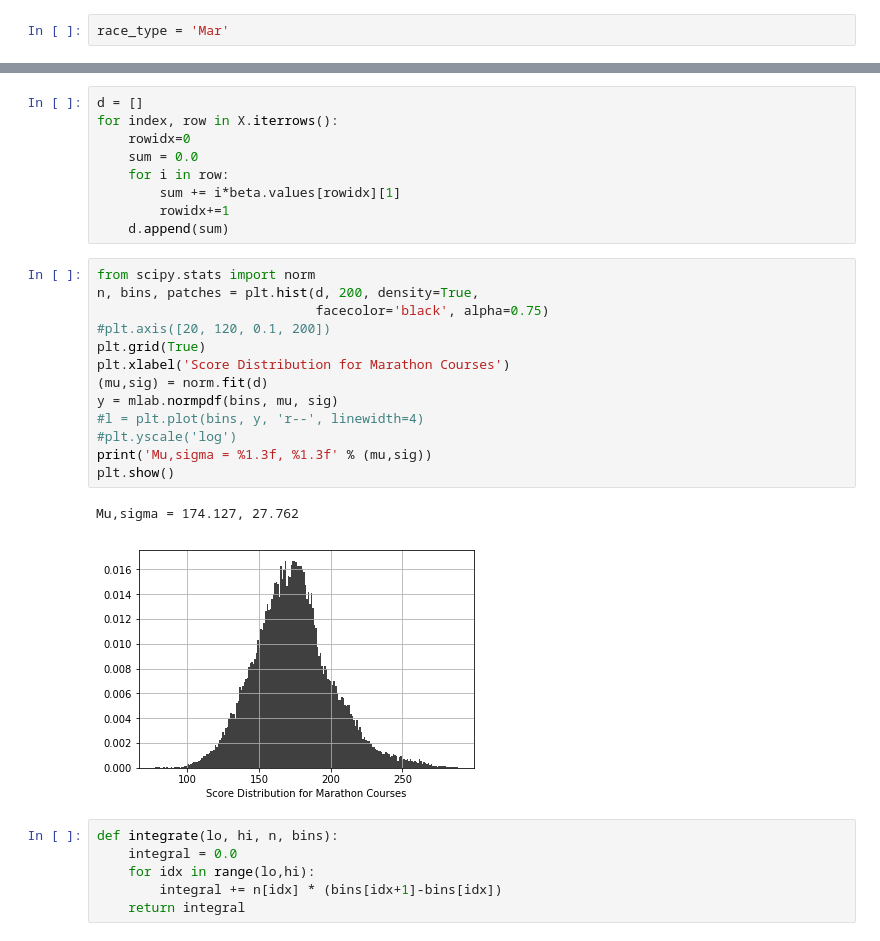
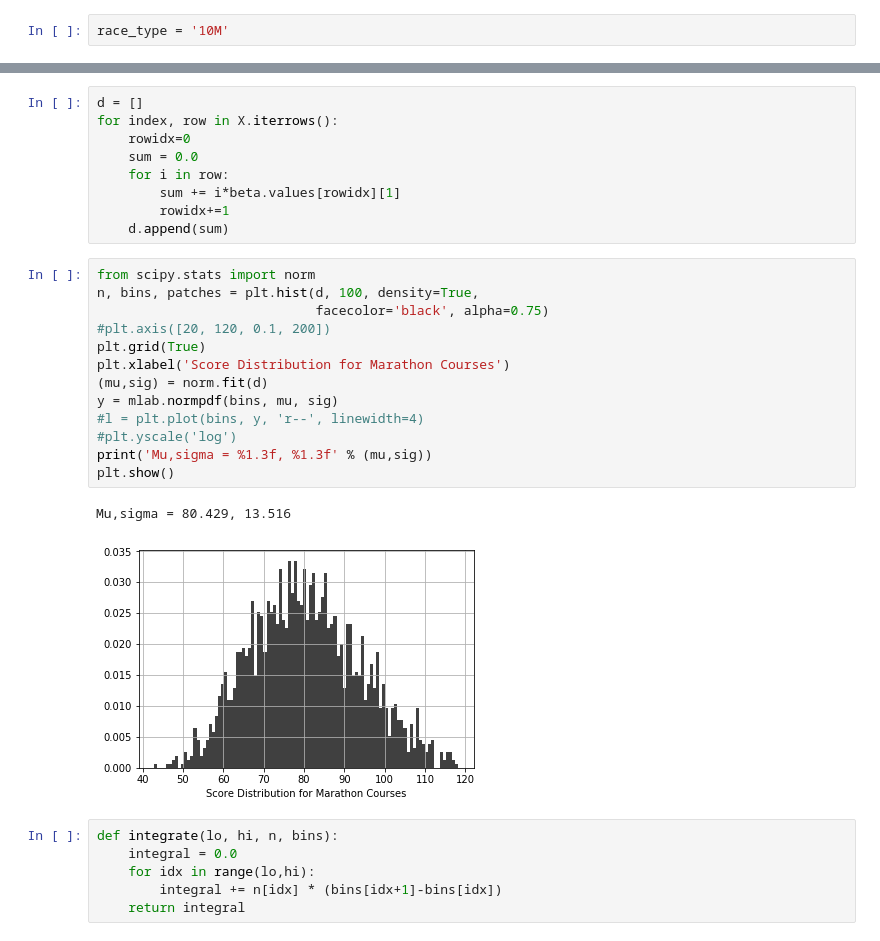
Before and after one commit to freddyox/letsdothis, a Jupyter notebook: analysis.ipynb, the cells around one changed output, grey strips where cells are left out. Cells and saved outputs as stored; diff of their text form.

```diff
--- a/analysis.ipynb
+++ b/analysis.ipynb
@@ -7,7 +7,7 @@
 * Deleted **ALL** races without the corresponding GPX file therefore this is the cross-referenced output
 * Some GPX information has been added to tables, e.g. elevation and sigma
 # %%
-race_type = 'Mar'
+race_type = '10M'
 # %%
 import pandas as pd
 import numpy as np
@@ -305,20 +293,20 @@ for index, row in X.iterrows():
     d.append(sum)
 # %%
 from scipy.stats import norm
-n, bins, patches = plt.hist(d, 200, density=True,
+n, bins, patches = plt.hist(d, 100, density=True,
                             facecolor='black', alpha=0.75)
 #plt.axis([20, 120, 0.1, 200])
 plt.grid(True)
 plt.xlabel('Score Distribution for Marathon Courses')
 (mu,sig) = norm.fit(d)
 y = mlab.normpdf(bins, mu, sig)
 #l = plt.plot(bins, y, 'r--', linewidth=4)
 #plt.yscale('log')
 print('Mu,sigma = %1.3f, %1.3f' % (mu,sig))
 plt.show()
 # %% [output]
-Mu,sigma = 174.127, 27.762
+Mu,sigma = 80.429, 13.516
-[figure, old version]
+[figure, new version]
 # %%
 def integrate(lo, hi, n, bins):
     integral = 0.0
```
Also changed, not shown: parts of 14 cells of this notebook, 7 other files.
